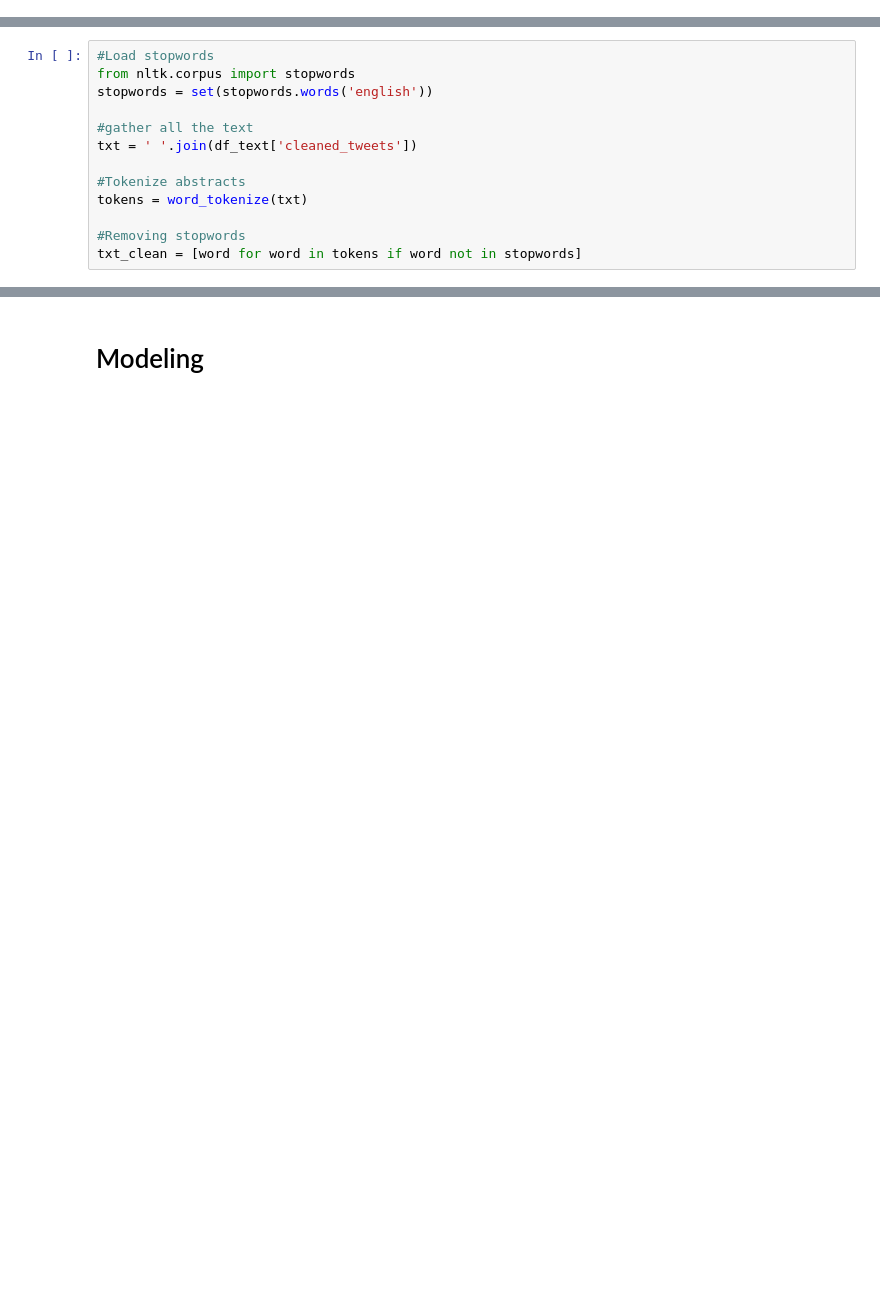
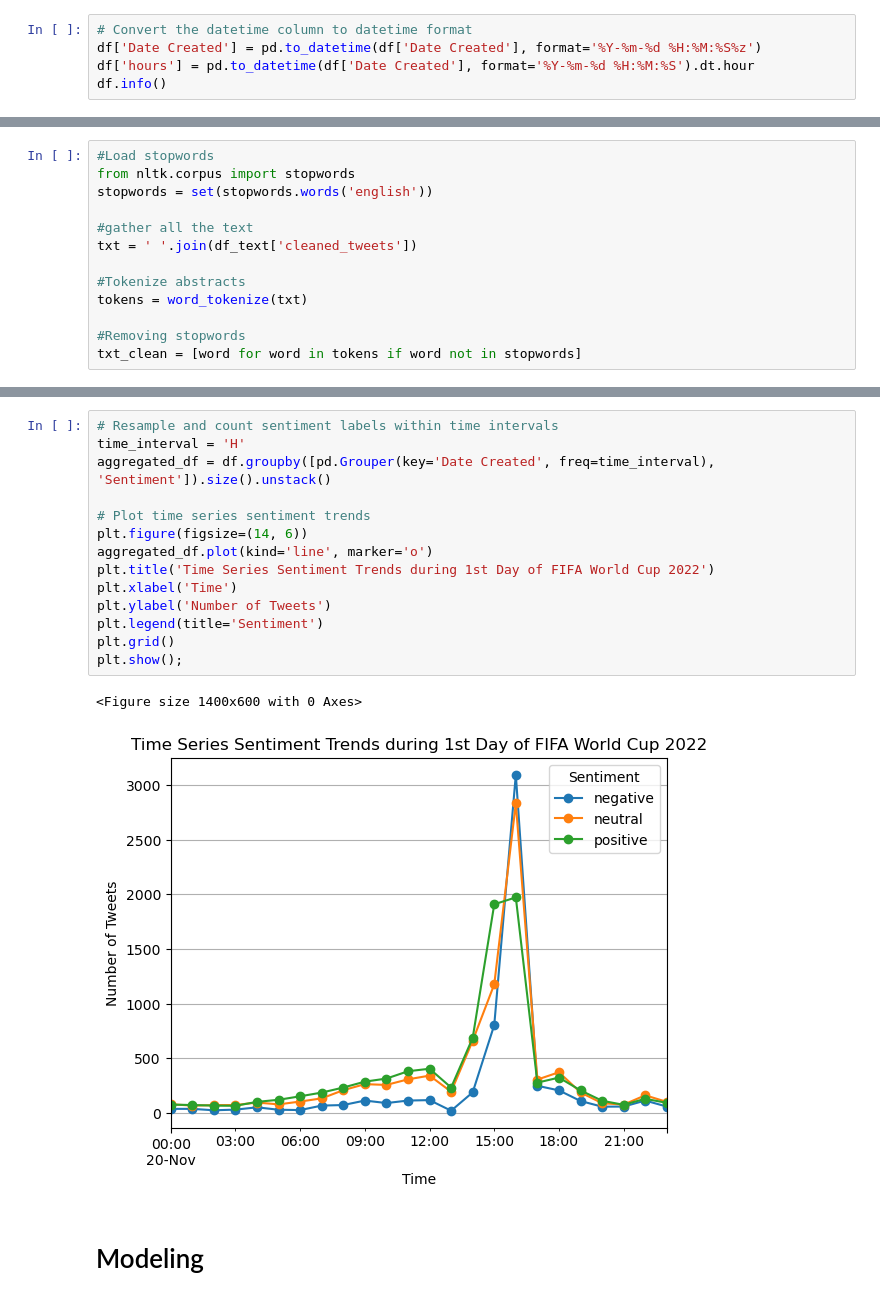
Before and after one commit to Lekamaster/Data-Science-Portfolio, a Jupyter notebook: FIFA-Sentiment-Analysis/fifa_2022_tweet_sentiment_analysis.ipynb, the cells around one changed output, grey strips where cells are left out. Saved outputs shown, nothing was run; the diff lists cells and outputs as text; blank space fills up the shorter version.

```diff
--- a/FIFA-Sentiment-Analysis/fifa_2022_tweet_sentiment_analysis.ipynb
+++ b/FIFA-Sentiment-Analysis/fifa_2022_tweet_sentiment_analysis.ipynb
@@ -174,0 +112,5 @@ df_text
+# %%
+# Convert the datetime column to datetime format
+df['Date Created'] = pd.to_datetime(df['Date Created'], format='%Y-%m-%d %H:%M:%S%z')
+df['hours'] = pd.to_datetime(df['Date Created'], format='%Y-%m-%d %H:%M:%S').dt.hour
+df.info()
@@ -207,2 +213,19 @@ df.head(1)
+# %%
+# Resample and count sentiment labels within time intervals
+time_interval = 'H'
+aggregated_df = df.groupby([pd.Grouper(key='Date Created', freq=time_interval), 'Sentiment']).size().unstack()
+
+# Plot time series sentiment trends
+plt.figure(figsize=(14, 6))
+aggregated_df.plot(kind='line', marker='o')
+plt.title('Time Series Sentiment Trends during 1st Day of FIFA World Cup 2022')
+plt.xlabel('Time')
+plt.ylabel('Number of Tweets')
+plt.legend(title='Sentiment')
+plt.grid()
+plt.show();
+# %% [output]
+<Figure size 1400x600 with 0 Axes>
+[figure, added]
 # %% [markdown]
 # Modeling
```
Also changed, not shown: parts of 44 cells of this notebook.
